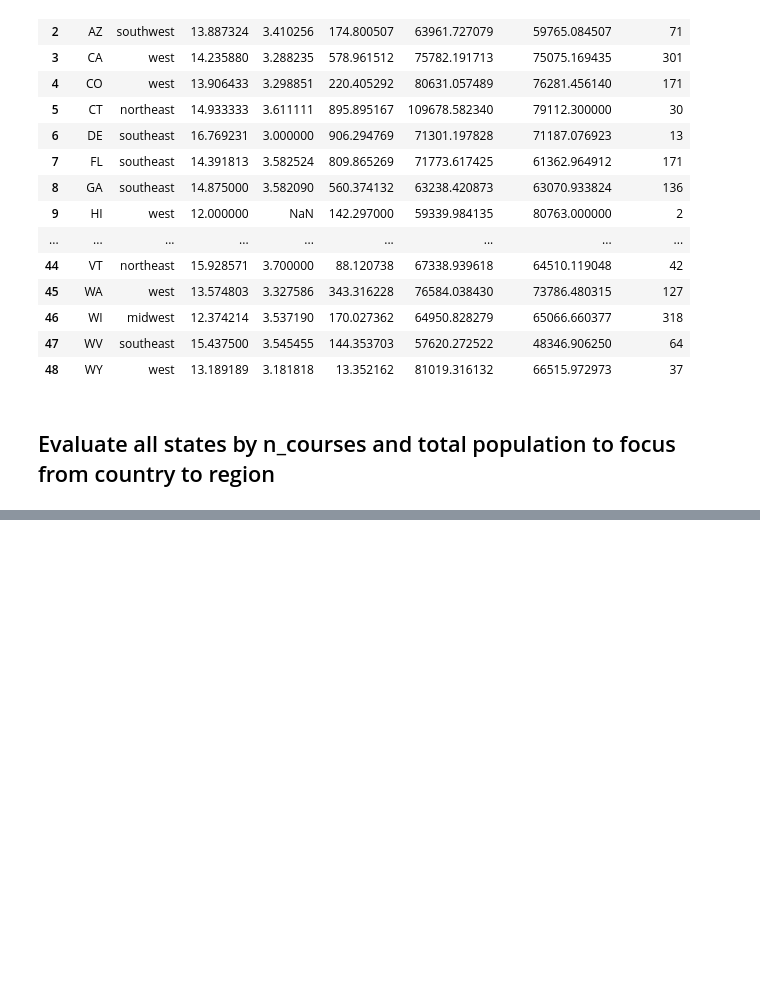
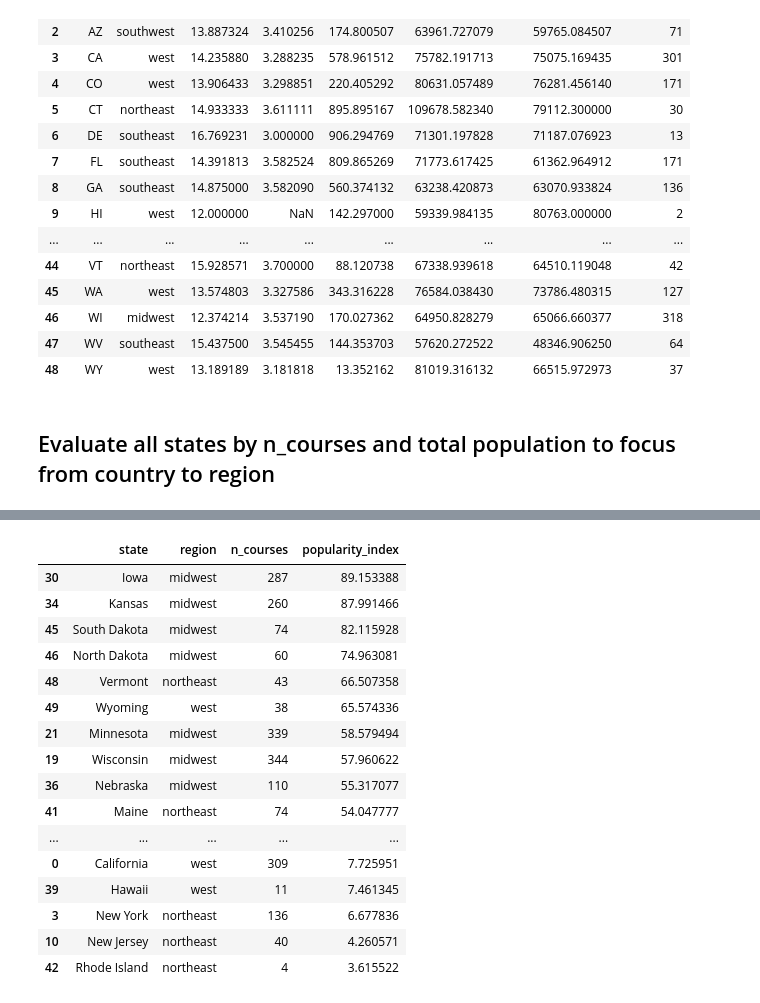
Before and after one commit to paulbrichta/Project-1, a Jupyter notebook: DataPrep/P1_data_prep_final_plus.ipynb, the cells around one changed output, grey strips where cells are left out. Cells and saved outputs as stored; diff of their text form; code cells hidden in the pictures; blank space fills up the shorter version.

```diff
--- a/DataPrep/P1_data_prep_final_plus.ipynb
+++ b/DataPrep/P1_data_prep_final_plus.ipynb
@@ -629,0 +803,22 @@ statepopden.head()
+# %%
+statedemographics3 = statedemographics2[['state_x', 'region', 'n_courses','ncourses/pop(in millions)']].copy()
+statedemographics3 = statedemographics3.rename(columns = {'state_x':'state','ncourses/pop(in millions)':'popularity_index'}).copy()
+statedemographics3
+# %% [output]
+|  | state | region | n_courses | popularity_index |
+| 30 | Iowa | midwest | 287 | 89.153388 |
+| 34 | Kansas | midwest | 260 | 87.991466 |
+| 45 | South Dakota | midwest | 74 | 82.115928 |
+| 46 | North Dakota | midwest | 60 | 74.963081 |
+| 48 | Vermont | northeast | 43 | 66.507358 |
+| 49 | Wyoming | west | 38 | 65.574336 |
+| 21 | Minnesota | midwest | 339 | 58.579494 |
+| 19 | Wisconsin | midwest | 344 | 57.960622 |
+| 36 | Nebraska | midwest | 110 | 55.317077 |
+| 41 | Maine | northeast | 74 | 54.047777 |
+| ... | ... | ... | ... | ... |
+| 0 | California | west | 309 | 7.725951 |
+| 39 | Hawaii | west | 11 | 7.461345 |
+| 3 | New York | northeast | 136 | 6.677836 |
+| 10 | New Jersey | northeast | 40 | 4.260571 |
+| 42 | Rhode Island | northeast | 4 | 3.615522 |
```
Also changed, not shown: parts of 15 cells of this notebook, 2 other files.
